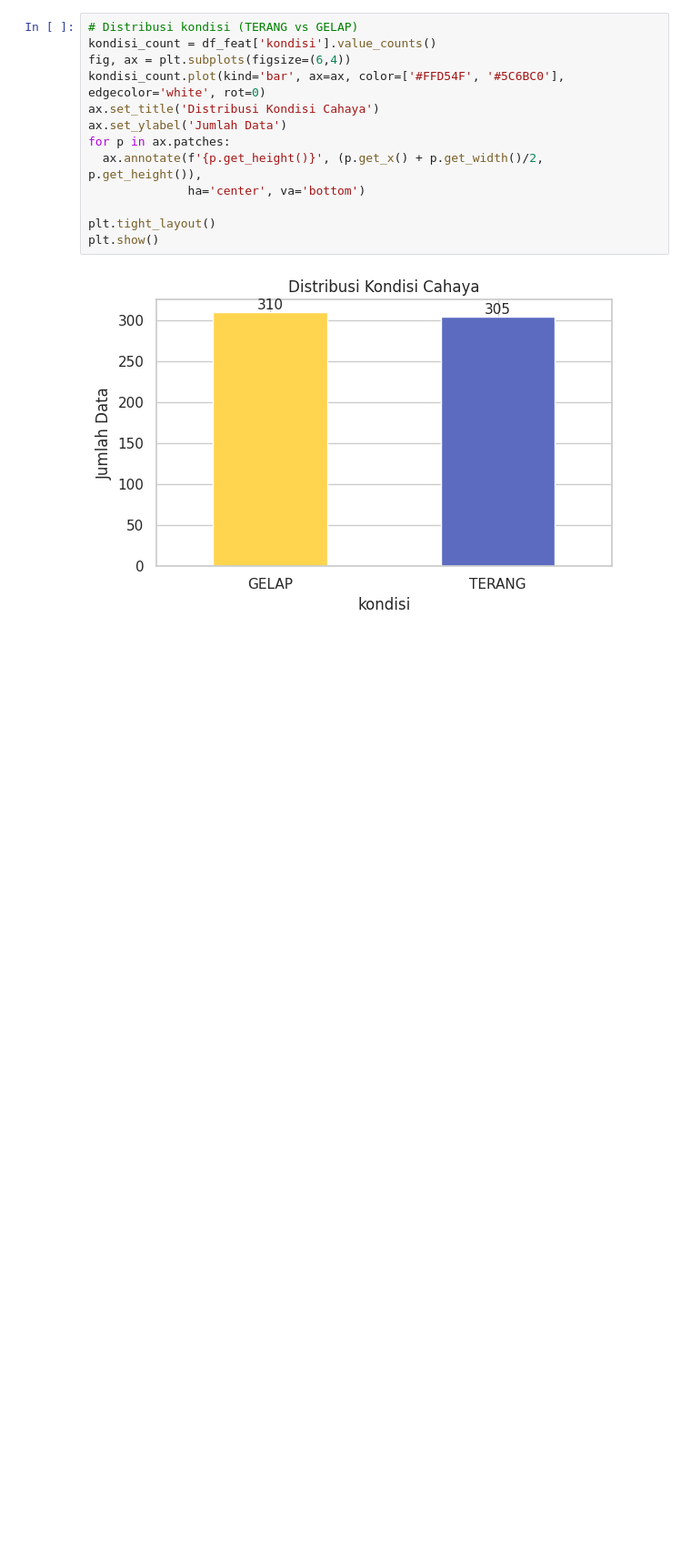
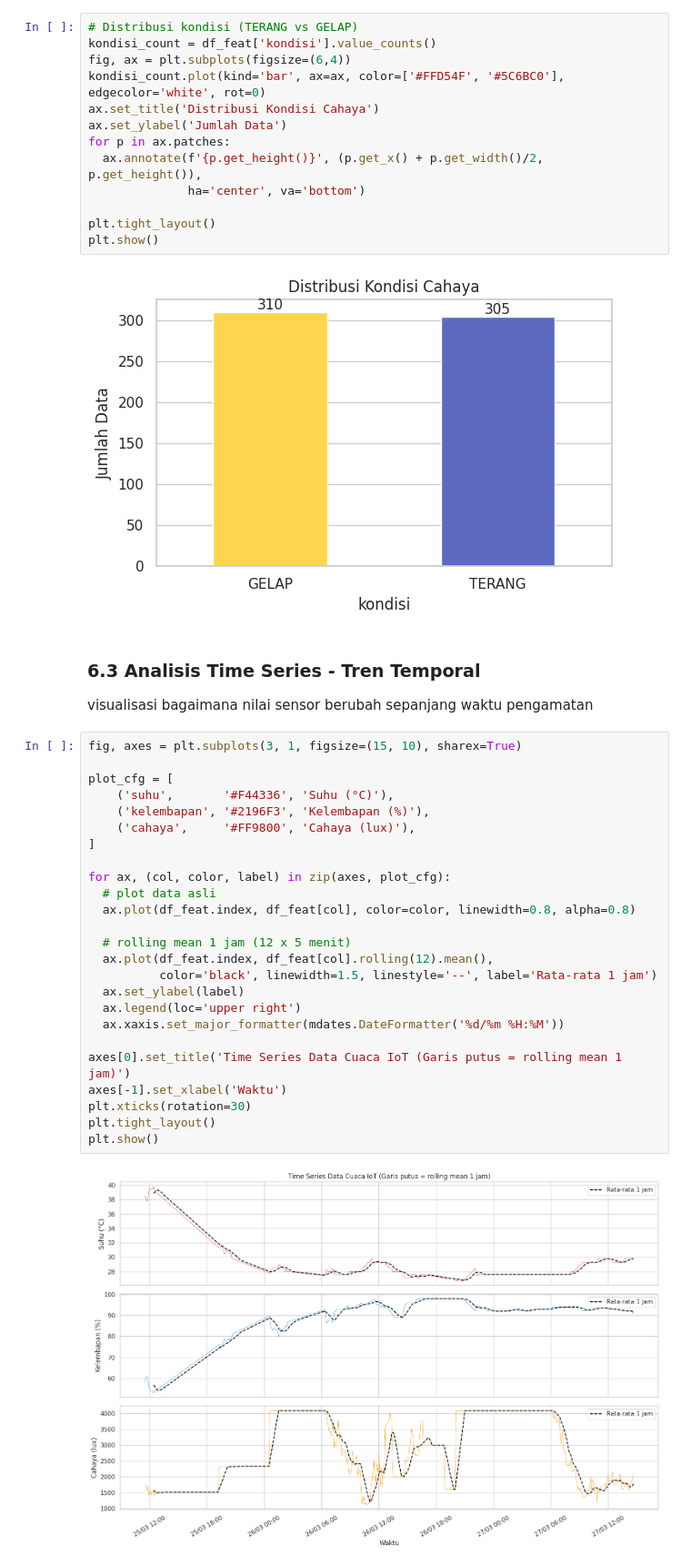
Before and after one commit to delafajarmulia/suhu-detector-ai, a Jupyter notebook: weather_analysis_1.ipynb, the cells around one changed output. Shown at 91% size. Saved outputs shown, nothing was run; the diff lists cells and outputs as text; blank space fills up the shorter version.

Commit message:
add: EDA analysis time series -> tren temporal

```diff
--- a/weather_analysis_1.ipynb
+++ b/weather_analysis_1.ipynb
@@ -410,3 +410,34 @@ plt.tight_layout()
 plt.show()
 # %% [output]
 [figure]
+# %% [markdown]
+### 6.3 Analisis Time Series - Tren Temporal
+
+visualisasi bagaimana nilai sensor berubah sepanjang waktu pengamatan
+# %%
+fig, axes = plt.subplots(3, 1, figsize=(15, 10), sharex=True)
+
+plot_cfg = [
+    ('suhu',       '#F44336', 'Suhu (°C)'),
+    ('kelembapan', '#2196F3', 'Kelembapan (%)'),
+    ('cahaya',     '#FF9800', 'Cahaya (lux)'),
+]
+
+for ax, (col, color, label) in zip(axes, plot_cfg):
+  # plot data asli
+  ax.plot(df_feat.index, df_feat[col], color=color, linewidth=0.8, alpha=0.8)
+
+  # rolling mean 1 jam (12 x 5 menit)
+  ax.plot(df_feat.index, df_feat[col].rolling(12).mean(),
+          color='black', linewidth=1.5, linestyle='--', label='Rata-rata 1 jam')
+  ax.set_ylabel(label)
+  ax.legend(loc='upper right')
+  ax.xaxis.set_major_formatter(mdates.DateFormatter('%d/%m %H:%M'))
+
+axes[0].set_title('Time Series Data Cuaca IoT (Garis putus = rolling mean 1 jam)')
+axes[-1].set_xlabel('Waktu')
+plt.xticks(rotation=30)
+plt.tight_layout()
+plt.show()
+# %% [output]
+[figure, added]
```
